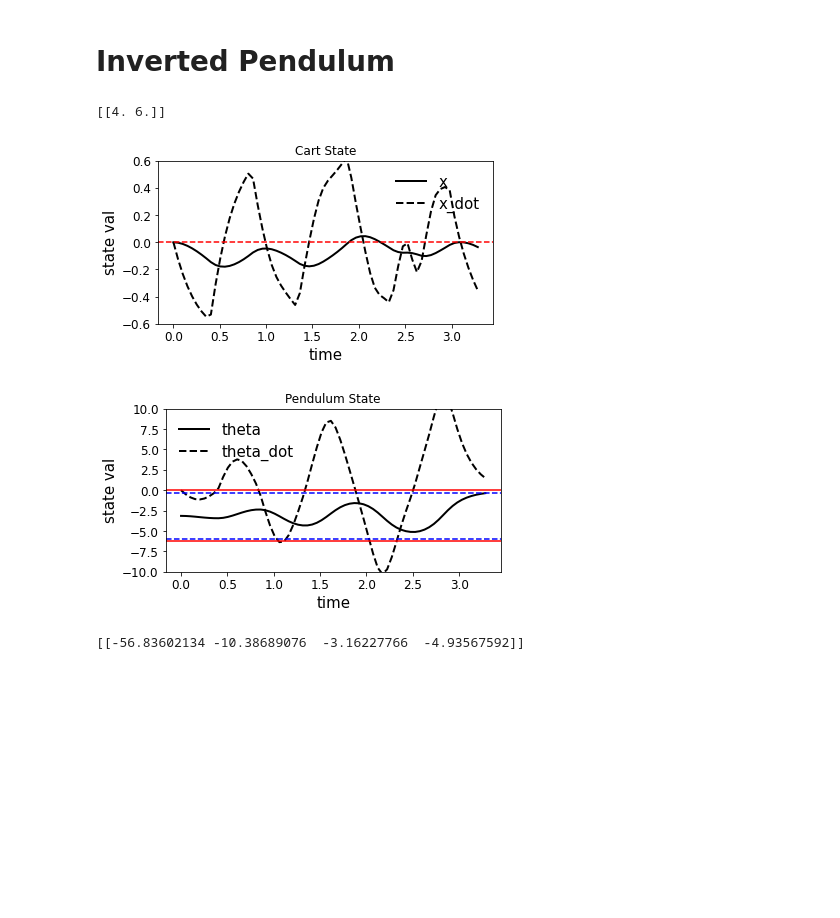
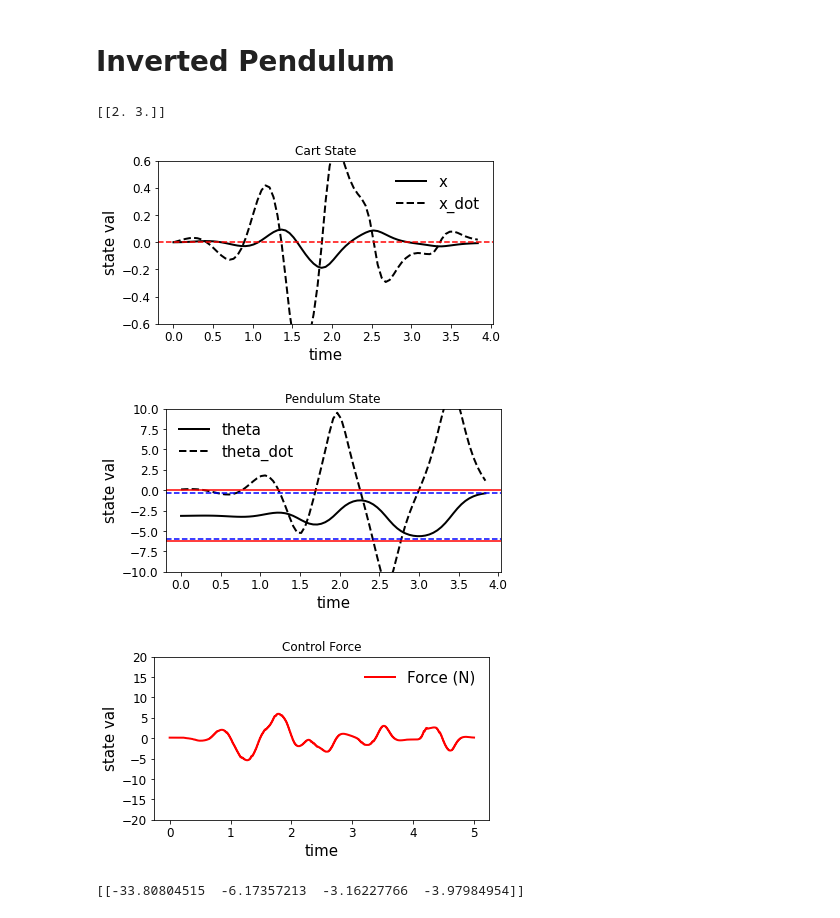
Before and after one commit to WillMartin7/uiowa-inverted-pendulum-display, a Jupyter notebook: inverted_pendulum.ipynb, the cells around one changed output. Cells and saved outputs as stored; diff of their text form; code cells hidden in the pictures; blank space fills up the shorter version.

Commit message:
nonlinear controler with realistic control force

```diff
--- a/inverted_pendulum.ipynb
+++ b/inverted_pendulum.ipynb
@@ -11,7 +11,7 @@ import control
 # SETUP
 
 # constants
-mass_cart = 2
+mass_cart = 1
 mass_pendulum = .1
 L = .25
 J = mass_pendulum*(L**2)
@@ -48,9 +48,11 @@ p = np.array([-1, -2])
 K_linear_bound = control.place(A, B, p)
 print(K_linear_bound)
 # %% [output]
-[[4. 6.]]
+[[2. 3.]]
 # %%
 # NONLINEAR CONTROLLER + LINEAR X-BOUNDING CONTROLLER
+
+u_array = []
 
 def f_nonlinear(state_vector, t):
     # states
@@ -61,14 +63,25 @@ def f_nonlinear(state_vector, t):
     omega = mass_pendulum*L*theta_dot*math.cos(theta)*(E_0-E)
 
     # controller
-    eta = 5.4 # > (abs(f_x)/abs(b_x))
-    u = -eta*np.sign(omega) - K_linear_bound@[x, x_dot]
+    # eta = 5.4 # > (abs(f_x)/abs(b_x))
+    k = 3.1
+
+    common_denominator = J*(mass_cart+mass_pendulum)-(mass_pendulum**2)*(L**2)*(math.cos(theta)**2)
+    f_x = (J*mass_pendulum*L*math.sin(theta)*(theta_dot**2)-(mass_pendulum**2)*g*(L**2)*math.sin(theta)*math.cos(theta))/common_denominator
+    b_x = J/common_denominator
+
+    u = (-f_x + theta_dot*math.cos(theta)*(E_0-E)*-k)/b_x - K_linear_bound@[x, x_dot]
+
+    u_array.append(u)
+
+    # u = -k*(E_0-E)*math.cos(theta)*theta_dot- K_linear_bound@[x, x_dot]
+    # u = -eta*np.sign(omega) - K_linear_bound@[x, x_dot]
 
     return [x_dot, x_ddot(theta, theta_dot, u), theta_dot, theta_ddot(theta, theta_dot, u)]
 
 # initial conditions
 t0 = 0.0
-x0 = [0, 0, -math.pi, 0]
+x0 = [0, 0, -math.pi, 0.1]
 
 # solve IVP
 t1 = t0 + 5
@@ -92,35 +105,49 @@ plt.ylim(-.6, .6)
 plt.plot(t, sol[:,0], 'k-', label='x', linewidth =2)
 plt.plot(t, sol[:,1], 'k--', label='x_dot', linewidth =2)
 plt.axhline(y=0, color='r', linestyle='--')
 
 plt.legend( loc='best', scatterpoints=1,  fontsize=15, frameon=False, labelspacing=0.5)
 plt.ylabel("state val", size=15)
 plt.xlabel('time', size=15)
 plt.xticks(fontsize=12)
 plt.yticks(fontsize=12)
 plt.show()
 
 # plot pendulum state
 plt.figure(figsize=(6,3))
 plt.title("Pendulum State")
 plt.ylim(-10, 10)
 plt.plot(t, sol[:,2], 'k-', label='theta', linewidth =2)
 plt.plot(t, sol[:,3], 'k--', label='theta_dot', linewidth =2)
 plt.axhline(y=0, color='r', linestyle='-')
 plt.axhline(y=-linear_thesh, color='b', linestyle='--')
 plt.axhline(y=-(2*math.pi), color='r', linestyle='-')
 plt.axhline(y=-(2*math.pi)+linear_thesh, color='b', linestyle='--')
 
 
 plt.legend( loc='best', scatterpoints=1,  fontsize=15, frameon=False, labelspacing=0.5)
 plt.ylabel("state val", size=15)
 plt.xlabel('time', size=15)
 plt.xticks(fontsize=12)
 plt.yticks(fontsize=12)
 plt.show()
+
+# plot control force
+plt.figure(figsize=(6,3))
+plt.title("Control Force")
+plt.ylim(-20, 20)
+plt.plot(np.linspace(t0, t1, len(u_array)), np.array(u_array).flatten(), 'r', label='Force (N)', linewidth =2)
+
+plt.legend( loc='best', scatterpoints=1,  fontsize=15, frameon=False, labelspacing=0.5)
+plt.ylabel("state val", size=15)
+plt.xlabel('time', size=15)
+plt.xticks(fontsize=12)
+plt.yticks(fontsize=12)
+plt.show()
 # %% [output]
-[figure, old version]
+[figure, new version]
-[figure, old version]
+[figure, new version]
+[figure, added]
 # %%
 # LINEAR CONTROLLER GAIN
 
@@ -141,7 +168,7 @@ R = np.array([1])
 K_linear, _, _ = control.lqr(A, B, Q, R)
 print(K_linear)
 # %% [output]
-[[-56.83602134 -10.38689076  -3.16227766  -4.93567592]]
+[[-33.80804515  -6.17357213  -3.16227766  -3.97984954]]
 # %%
 # LINEAR CONTROLLER
 
```
Also changed, not shown: parts of 1 cell of this notebook.
